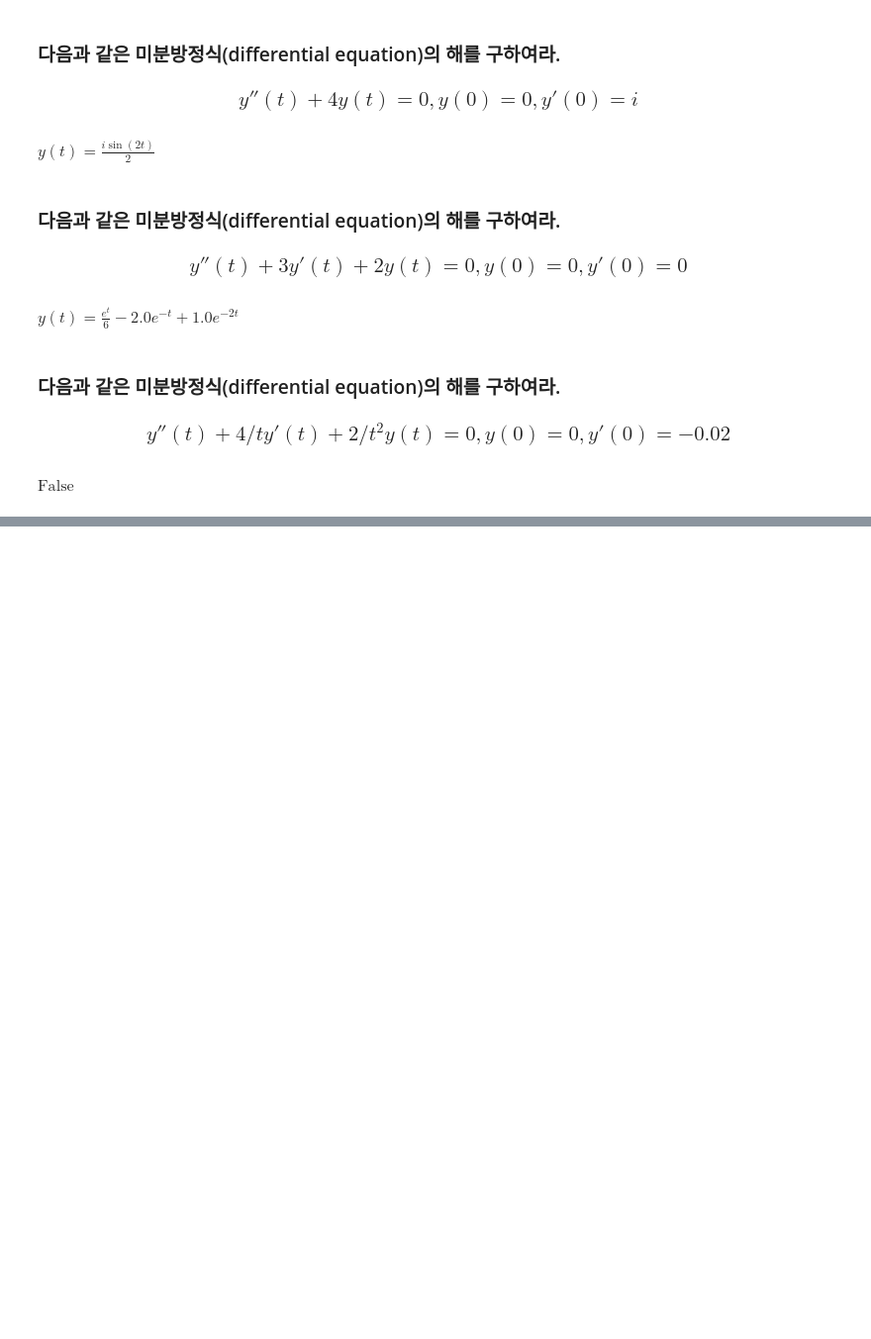
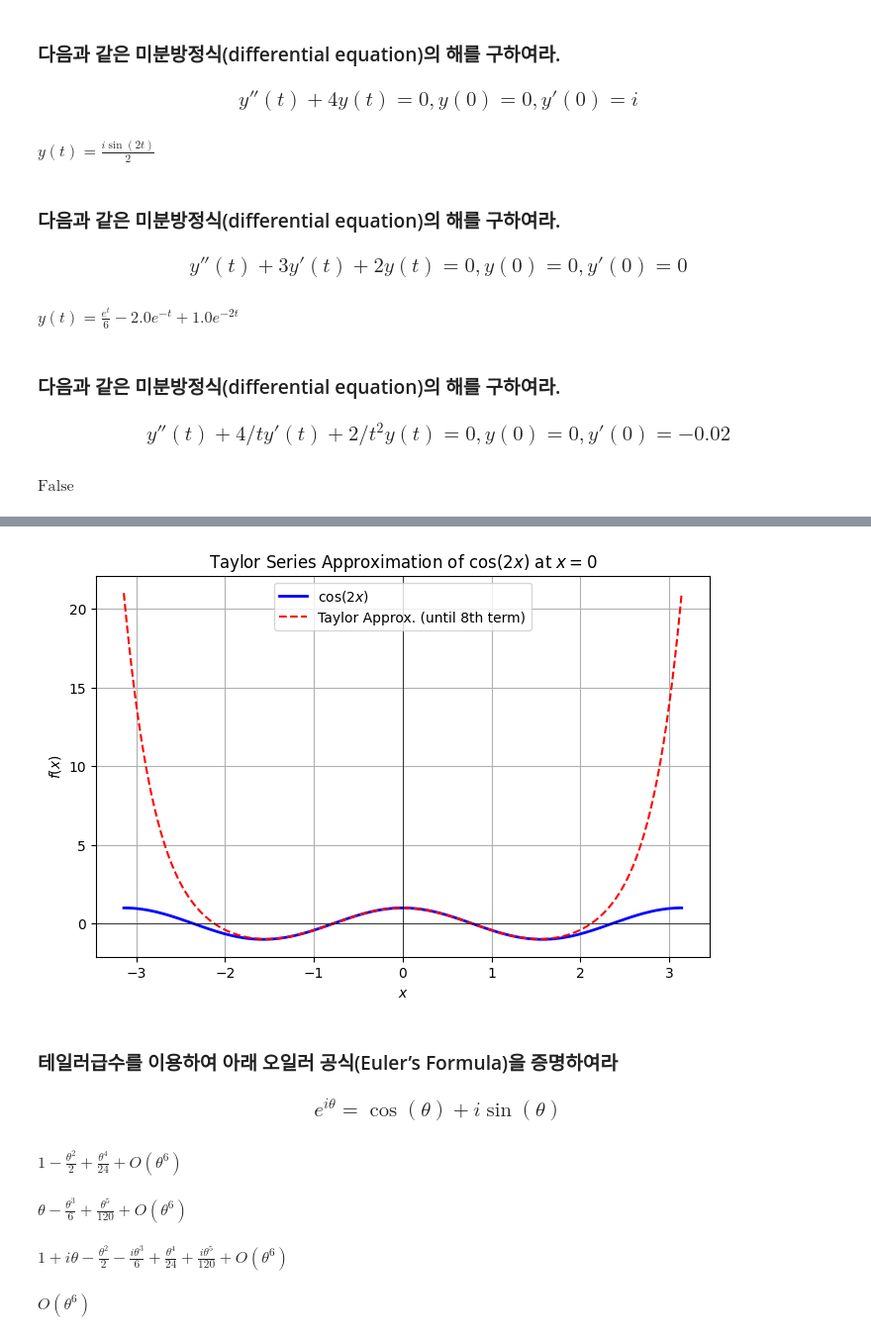
Before and after one commit to HST0077/MME2025, a Jupyter notebook: differential_eq.ipynb, the cells around one changed output, grey strips where cells are left out. Shown at 99% size. Cells and saved outputs as stored; diff of their text form; code cells hidden in the pictures; blank space fills up the shorter version.

```diff
--- a/differential_eq.ipynb
+++ b/differential_eq.ipynb
@@ -99,0 +231,61 @@ $\displaystyle \text{False}$
+# %%
+# 수치적으로 계산하여 그래프 그리기
+import numpy as np
+import matplotlib.pyplot as plt
+
+taylor_series=f.series(x, 0, 9).removeO()
+
+# x 값 설정 (-π to π)
+x_vals = np.linspace(-np.pi, np.pi, 400)
+f_vals = np.cos(2 * x_vals)  # 원래 함수 값
+taylor_func = sp.lambdify(x, taylor_series, 'numpy')  # 테일러 다항식 변환
+taylor_vals = taylor_func(x_vals)  # 테일러 다항식 값
+
+# 그래프 그리기
+plt.figure(figsize=(8, 5))
+plt.plot(x_vals, f_vals, label=r'$\cos(2x)$', linewidth=2, color='blue')
+plt.plot(x_vals, taylor_vals, label='Taylor Approx. (until 8th term)',
+         linestyle='dashed', color='red')
+
+# 그래프 설정
+plt.axhline(0, color='black', linewidth=0.5)
+plt.axvline(0, color='black', linewidth=0.5)
+plt.legend()
+plt.title(r'Taylor Series Approximation of $\cos(2x)$ at $x=0$')
+plt.xlabel(r'$x$')
+plt.ylabel(r'$f(x)$')
+plt.grid(True)
+
+# 그래프 출력
+plt.show()
+# %% [output]
+[figure, added]
+# %% [markdown]
+###	테일러급수를 이용하여 아래 오일러 공식(Euler’s Formula)을 증명하여라
+### $$ e^{iθ} = \cos⁡(θ)+i \sin⁡(θ) $$
+# %%
+from sympy import symbols, I, exp, cos, sin
+
+# cos 함수의 테일러 급수
+theta=symbols('θ')
+f_cos=cos(theta).series(theta,0)
+f_cos
+# %% [output]
+$\displaystyle 1 - \frac{θ^{2}}{2} + \frac{θ^{4}}{24} + O\left(θ^{6}\right)$
+# %%
+# sin 함수의 테일러 급수
+f_sin=sin(theta).series(theta,0)
+f_sin
+# %% [output]
+$\displaystyle θ - \frac{θ^{3}}{6} + \frac{θ^{5}}{120} + O\left(θ^{6}\right)$
+# %%
+# exp 함수의 테일러 급수
+f_exp=exp(theta*I).series(theta,0)
+f_exp
+# %% [output]
+$\displaystyle 1 + i θ - \frac{θ^{2}}{2} - \frac{i θ^{3}}{6} + \frac{θ^{4}}{24} + \frac{i θ^{5}}{120} + O\left(θ^{6}\right)$
+# %%
+# exp(it) - (cos(t)+i sin(t)) = 0 ?
+f_exp-(f_cos+I*f_sin).simplify()
+# %% [output]
+$\displaystyle O\left(θ^{6}\right)$
```
Also changed, not shown: parts of 13 cells of this notebook.
